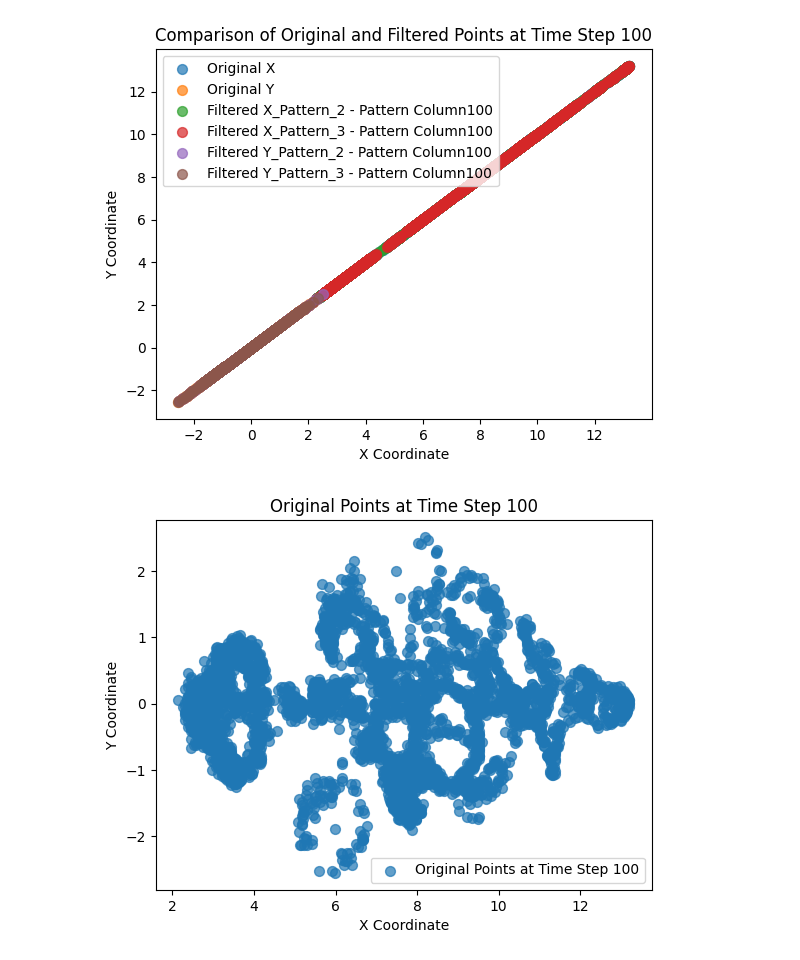
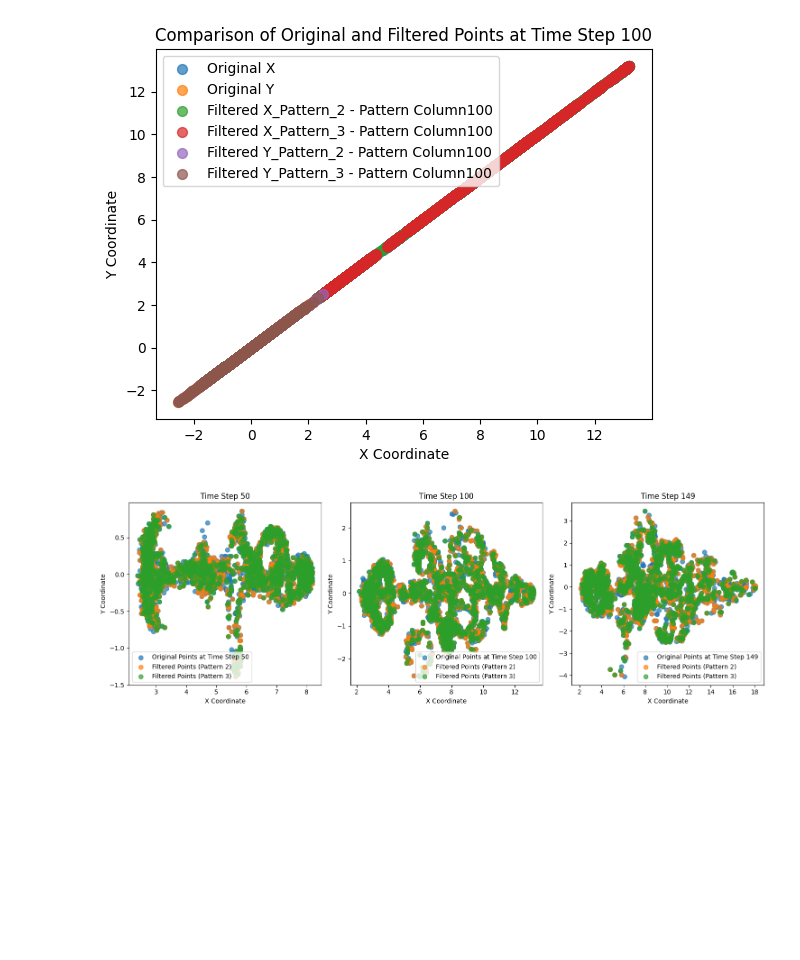
Before and after one commit to mtofighi/ChilwaBasin, a Jupyter notebook: ReduceExcelRowsParticles.ipynb, the cells around one changed output. Cells and saved outputs as stored; diff of their text form; code cells hidden in the pictures; blank space fills up the shorter version.

```diff
--- a/ReduceExcelRowsParticles.ipynb
+++ b/ReduceExcelRowsParticles.ipynb
@@ -179,29 +179,57 @@ plt.show()
 # %%
 import pandas as pd
 import matplotlib.pyplot as plt
 
 # Load the Excel file
 file_path = '/content/particleLocations_50001000.xlsx'
 x_data = pd.read_excel(file_path, sheet_name='X', header=0)
 y_data = pd.read_excel(file_path, sheet_name='Y', header=0)
 
-# Select the time step to plot
-time_step_to_plot = 100
+# Define the function to filter rows based on the specified pattern
+def filter_rows(df, pattern):
+    filtered_df = df[df.index % pattern == 1]
+    return filtered_df
 
-# Plot original points
-plt.scatter(
-    x_data[f'Column{time_step_to_plot}'],
-    y_data[f'Column{time_step_to_plot}'],
-    label=f'Original Points at Time Step {time_step_to_plot}',
-    s=50,  # Adjust the marker size as needed
-    alpha=0.7  # Adjust transparency
-)
+# Specify the patterns to filter
+patterns = [2, 3]  # Add more patterns if needed
 
-# Show the legend and labels
-plt.legend()
-plt.xlabel('X Coordinate')
-plt.ylabel('Y Coordinate')
-plt.title(f'Original Points at Time Step {time_step_to_plot}')
+# Select the time steps to plot
+time_steps_to_plot = [50, 100, 149]
+
+# Create subplots
+fig, axes = plt.subplots(nrows=1, ncols=len(time_steps_to_plot), figsize=(15, 5))
+
+for i, time_step in enumerate(time_steps_to_plot):
+    # Plot original points
+    axes[i].scatter(
+        x_data[f'Column{time_step}'],
+        y_data[f'Column{time_step}'],
+        label=f'Original Points at Time Step {time_step}',
+        s=50,  # Adjust the marker size as needed
+        alpha=0.7  # Adjust transparency
+    )
+
+    # Plot filtered points for each pattern
+    for pattern in patterns:
+        filtered_x_data = filter_rows(x_data, pattern)
+        filtered_y_data = filter_rows(y_data, pattern)
+
+        axes[i].scatter(
+            filtered_x_data[f'Column{time_step}'],
+            filtered_y_data[f'Column{time_step}'],
+            label=f'Filtered Points (Pattern {pattern})',
+            s=50,  # Adjust the marker size as needed
+            alpha=0.7  # Adjust transparency
+        )
+
+    # Set subplot title and labels
+    axes[i].set_title(f'Time Step {time_step}')
+    axes[i].legend()
+    axes[i].set_xlabel('X Coordinate')
+    axes[i].set_ylabel('Y Coordinate')
+
+# Adjust layout
+plt.tight_layout()
 plt.show()
 # %% [output]
-[figure, old version]
+[figure, new version]
```
Also changed, not shown: parts of 4 cells of this notebook.
